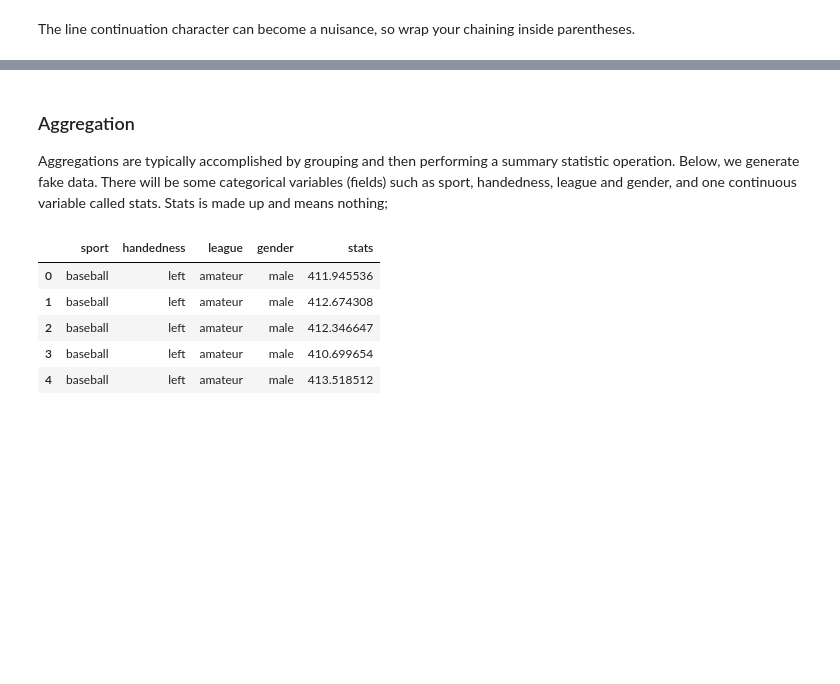
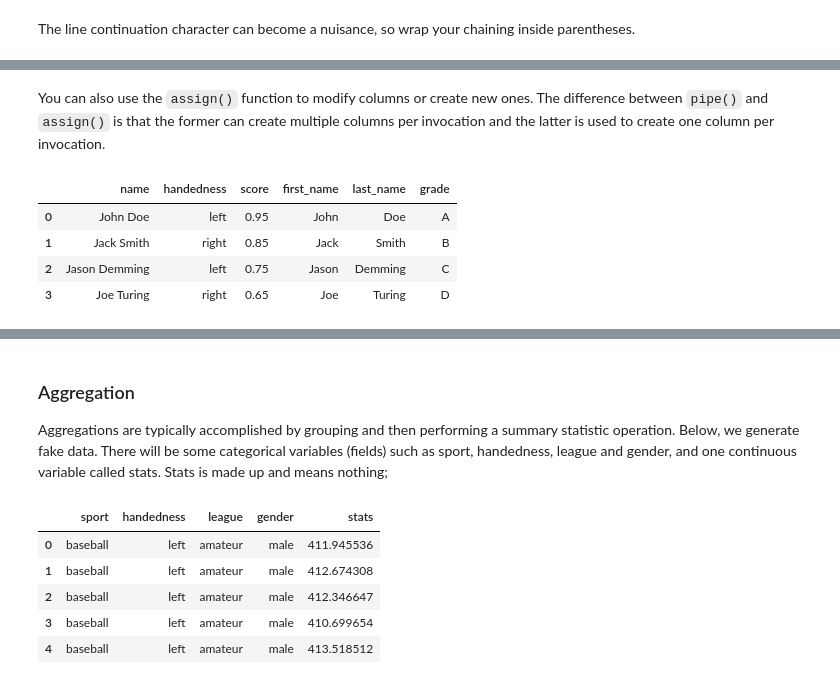
Before and after one commit to oneoffcoder/books, a Jupyter notebook: sphinx/scikit-intro/source/pandas.ipynb, the cells around one changed output, grey strips where cells are left out. Cells and saved outputs as stored; diff of their text form; code cells hidden in the pictures; blank space fills up the shorter version.

```diff
--- a/sphinx/scikit-intro/source/pandas.ipynb
+++ b/sphinx/scikit-intro/source/pandas.ipynb
@@ -942,0 +966,22 @@ df
+# %% [markdown]
+You can also use the `assign()` function to modify columns or create new ones. The difference between `pipe()` and `assign()` is that the former can create multiple columns per invocation and the latter is used to create one column per invocation.
+# %%
+score2grade = lambda s: 'A' if s >= 0.9 else 'B' if s >= 0.8 else 'C' if s >= 0.7 else 'D' if s >= 0.6 else 'F'
+
+pd.DataFrame({
+    'name': ['john doe', 'jack smith', 'jason demming', 'joe turing'],
+    'handedness': [0, 1, 0, 1],
+    'score': [0.95, 0.85, 0.75, 0.65]
+}).assign(
+    name=lambda d: d['name'].apply(lambda n: n.title()),
+    handedness=lambda d: d['handedness'].apply(lambda h: 'left' if h == 0 else 'right'),
+    first_name=lambda d: d['name'].apply(lambda n: n.split(' ')[0]),
+    last_name=lambda d: d['name'].apply(lambda n: n.split(' ')[1]),
+    grade=lambda d: d['score'].apply(score2grade)
+)
+# %% [output]
+|  | name | handedness | score | first_name | last_name | grade |
+| 0 | John Doe | left | 0.95 | John | Doe | A |
+| 1 | Jack Smith | right | 0.85 | Jack | Smith | B |
+| 2 | Jason Demming | left | 0.75 | Jason | Demming | C |
+| 3 | Joe Turing | right | 0.65 | Joe | Turing | D |
```
Also changed, not shown: parts of 24 cells of this notebook.
